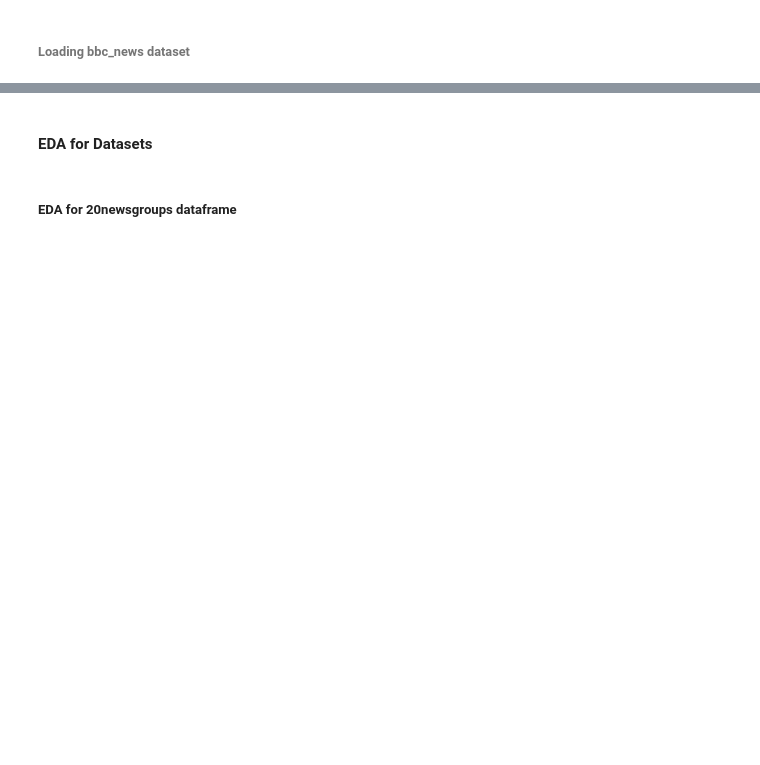
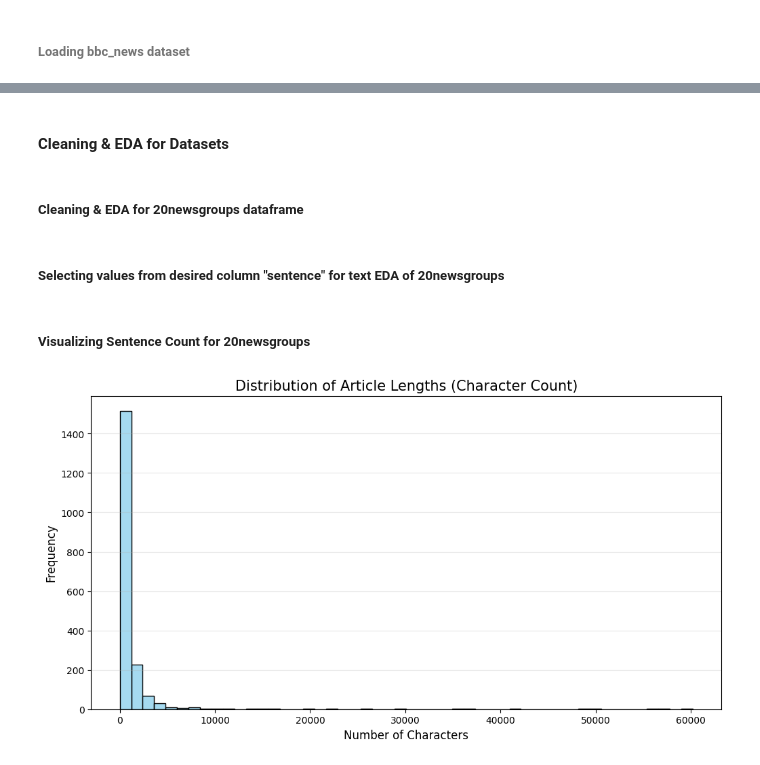
Before and after one commit to roxannekyr/nlp-embeddings-clustering, a Jupyter notebook: notebook/clustering_analysis.ipynb, the cells around one changed output, grey strips where cells are left out. Saved outputs shown, nothing was run; the diff lists cells and outputs as text; code cells hidden in the pictures; blank space fills up the shorter version.

Commit message:
Cleaning and EDA for 20newsgroups dataset completed

```diff
--- a/notebook/clustering_analysis.ipynb
+++ b/notebook/clustering_analysis.ipynb
@@ -82,19 +97,19 @@ _, x_test_news, _, y_test_news = train_test_split(
 )
 
 #Using the x_test_news
-df_20newsgroups = x_test_news.copy()
+full_df_20newsgroups = x_test_news.copy()
 #----------------------------------------------------------------------------
 
 #Renaming columns for clarity of Column names
 columns_mapping = {'label':'ground_truth_label','comment': 'sentence','label_name':'category'}
 #Applying the renaming of Columns
-df_20newsgroups = df_20newsgroups.rename(columns=columns_mapping)
+full_df_20newsgroups = full_df_20newsgroups.rename(columns=columns_mapping)
 
 #Cleaning Columns names (strip whitespace) & creating a relevant Columns list
-df_20newsgroups.columns = df_20newsgroups.columns.str.strip()
-df_20newsgroups_columns = list(df_20newsgroups.columns)
-print("Cleaning Columns of 20newsgroups DataFrame & putting them in df_20newsgroups_columns list")
-print(df_20newsgroups_columns)
+full_df_20newsgroups.columns = full_df_20newsgroups.columns.str.strip()
+full_df_20newsgroups_columns = list(full_df_20newsgroups.columns)
+print("Cleaning Columns of 20newsgroups DataFrame & putting them in full_df_20newsgroups_columns list")
+print(full_df_20newsgroups_columns)
 print('\n')
 
-#display(df_20newsgroups.head())
+#display(full_df_20newsgroups.head())
@@ -125,4 +146,31 @@ print(df_bbcnews_columns)
 # %% [markdown]
-#### EDA for Datasets
+#### Cleaning & EDA for Datasets
 # %% [markdown]
-##### EDA for 20newsgroups dataframe
+##### Cleaning & EDA for 20newsgroups dataframe
+# %% [markdown]
+##### Selecting values from desired column "sentence" for text EDA of 20newsgroups
+# %%
+df_sentence_20newsgroups = full_df_20newsgroups[["sentence"]].copy()
+df_sentence_20newsgroups["sentence"] = df_sentence_20newsgroups["sentence"].astype(str)
+#display(full_df_20newsgroups.head())
+
+#Creating the corpus for corpus_20newsgroups
+corpus_20newsgroups=df_sentence_20newsgroups["sentence"]
+# %% [markdown]
+##### Visualizing Sentence Count for 20newsgroups
+# %%
+#Checking the number of characters present in each sentence to have a rough idea about the text headline length
+#Calculating sentence lengths
+df_sentence_20newsgroups["char_count"] = df_sentence_20newsgroups["sentence"].str.len()
+
+#Creating a histogram distribution plot
+plt.figure(figsize=(12, 6))
+sns.histplot(df_sentence_20newsgroups["char_count"], bins=50, color="skyblue")
+plt.title("Distribution of Article Lengths (Character Count)", fontsize=15)
+plt.xlabel("Number of Characters", fontsize=12)
+plt.ylabel("Frequency", fontsize=12)
+plt.grid(axis='y', alpha=0.3)
+
+plt.show()
+# %% [output]
+[figure, added]
```
Also changed, not shown: parts of 84 cells of this notebook.
